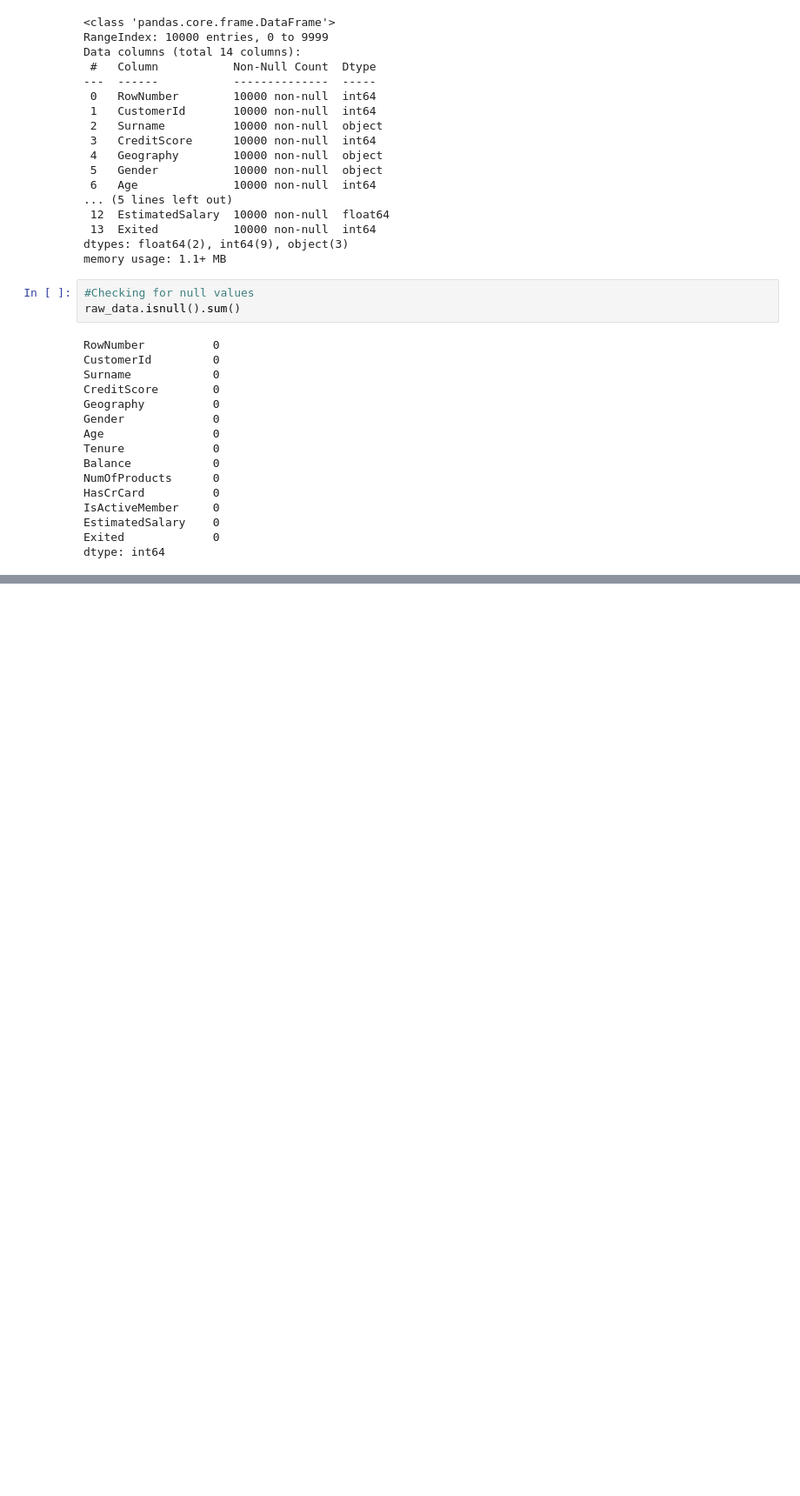
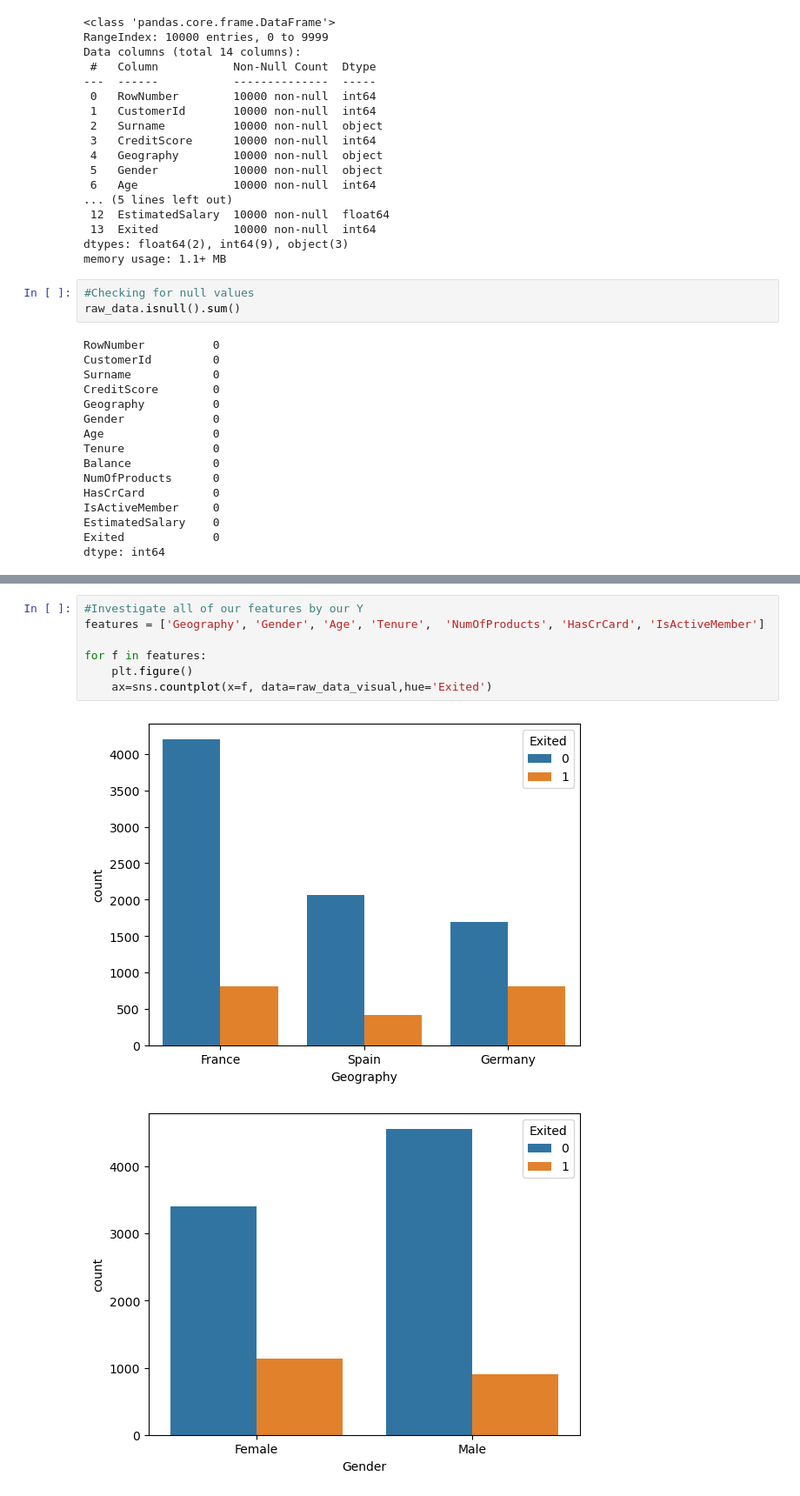
Before and after one commit to sophiembanda/Churn_Modelling, a Jupyter notebook: Churn Modelling.ipynb, the cells around one changed output, grey strips where cells are left out. Shown at 87% size. Drawn from its saved outputs; the diff is of its cells as text; blank space fills up the shorter version.

```diff
--- a/Churn Modelling.ipynb
+++ b/Churn Modelling.ipynb
@@ -97,0 +119,10 @@ dtype: int64
+# %%
+#Investigate all of our features by our Y
+features = ['Geography', 'Gender', 'Age', 'Tenure',  'NumOfProducts', 'HasCrCard', 'IsActiveMember']
+
+for f in features:
+    plt.figure()
+    ax=sns.countplot(x=f, data=raw_data_visual,hue='Exited')
+# %% [output]
+[figure, added]
+[figure, added]
```
Also changed, not shown: parts of 6 cells of this notebook.
